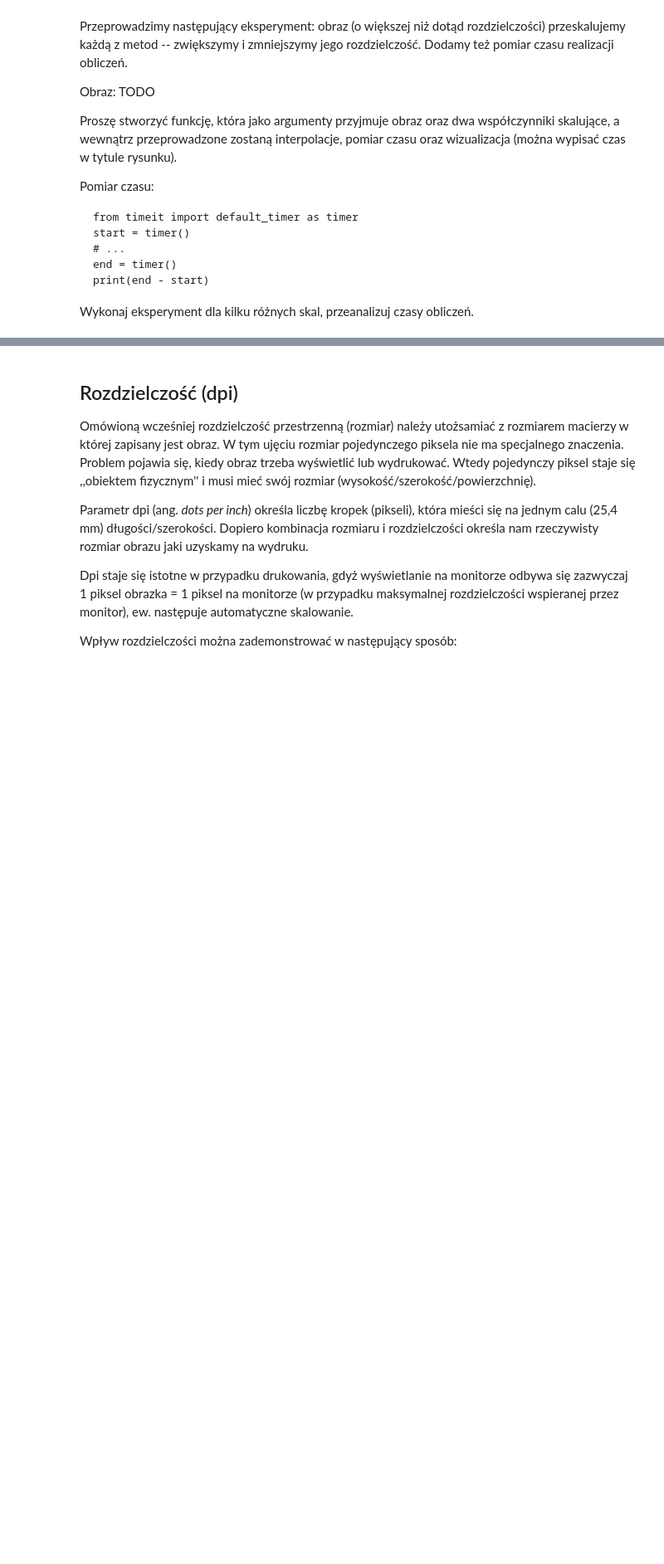
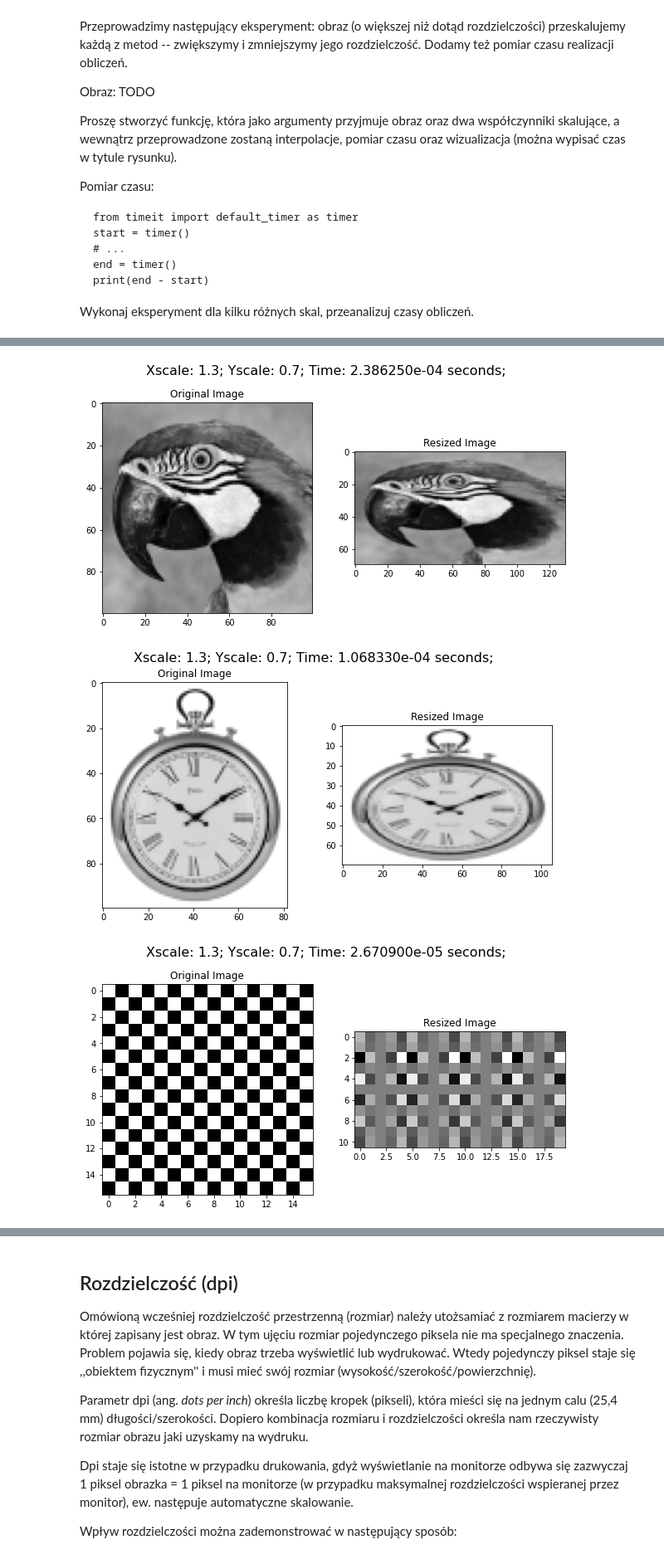
Before and after one commit to djmmatracki/ComputerVision, a Jupyter notebook: Resolution/05_resolution.ipynb, the cells around one changed output, grey strips where cells are left out. Shown at 83% size. Saved outputs shown, nothing was run; the diff lists cells and outputs as text; code cells hidden in the pictures; blank space fills up the shorter version.

```diff
--- a/Resolution/05_resolution.ipynb
+++ b/Resolution/05_resolution.ipynb
@@ -345,0 +387,8 @@ from timeit import default_timer as timer
+# %%
+resize_img(I, 1.3, 0.7, cv2.INTER_AREA)
+resize_img(clock, 1.3, 0.7, cv2.INTER_AREA)
+resize_img(chessboard, 1.3, 0.7, cv2.INTER_AREA)
+# %% [output]
+[figure, added]
+[figure, added]
+[figure, added]
```
Also changed, not shown: parts of 10 cells of this notebook.
